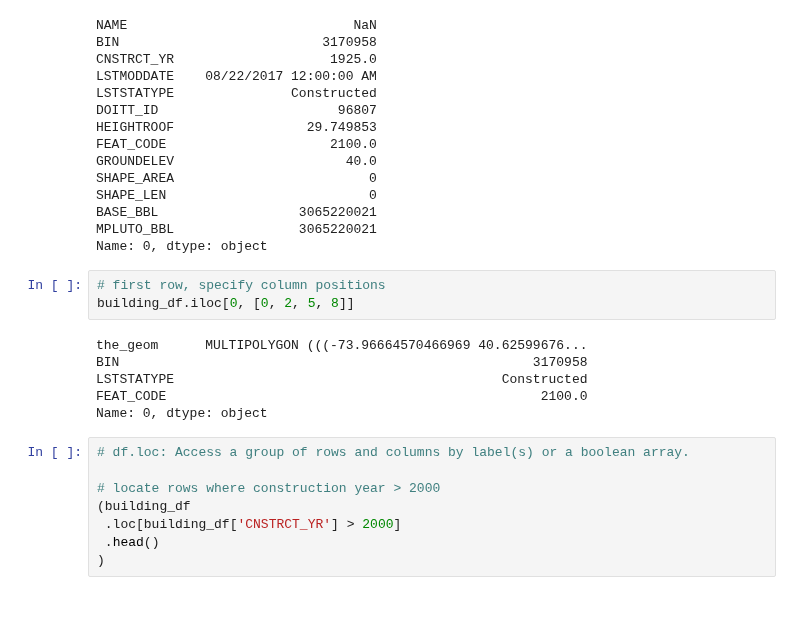
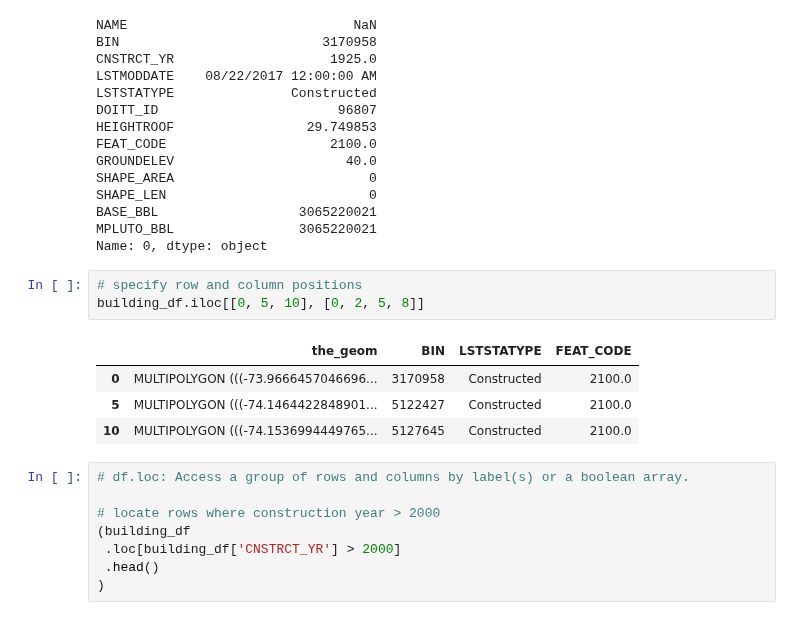
Before and after one commit to mebauer/data-analysis-using-python, a Jupyter notebook: 2-data-inspection-cleaning-wrangling.ipynb, the cells around one changed output. Saved outputs shown, nothing was run; the diff lists cells and outputs as text.

```diff
--- a/2-data-inspection-cleaning-wrangling.ipynb
+++ b/2-data-inspection-cleaning-wrangling.ipynb
@@ -808,14 +805,13 @@ BASE_BBL                  3065220021
 MPLUTO_BBL                3065220021
 Name: 0, dtype: object
 # %%
-# first row, specify column positions
-building_df.iloc[0, [0, 2, 5, 8]]
+# specify row and column positions
+building_df.iloc[[0, 5, 10], [0, 2, 5, 8]]
 # %% [output]
-the_geom      MULTIPOLYGON (((-73.96664570466969 40.62599676...
-BIN                                                     3170958
-LSTSTATYPE                                          Constructed
-FEAT_CODE                                                2100.0
-Name: 0, dtype: object
+|  | the_geom | BIN | LSTSTATYPE | FEAT_CODE |
+| 0 | MULTIPOLYGON (((-73.9666457046696... | 3170958 | Constructed | 2100.0 |
+| 5 | MULTIPOLYGON (((-74.1464422848901... | 5122427 | Constructed | 2100.0 |
+| 10 | MULTIPOLYGON (((-74.1536994449765... | 5127645 | Constructed | 2100.0 |
 # %%
 # df.loc: Access a group of rows and columns by label(s) or a boolean array.
 
```
Also changed, not shown: parts of 21 cells of this notebook.
